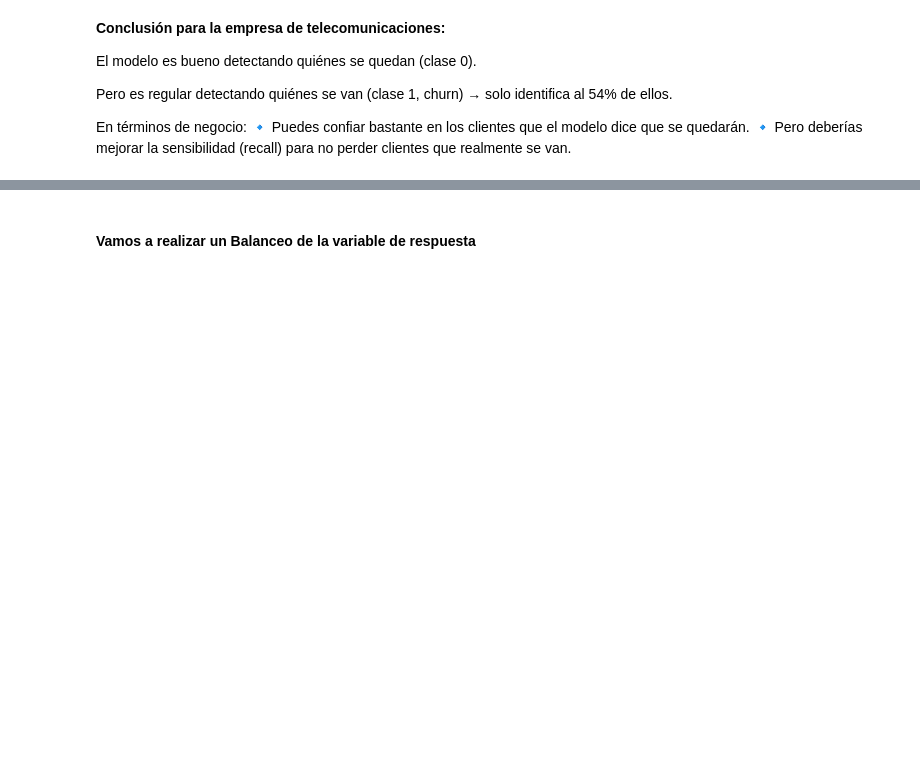
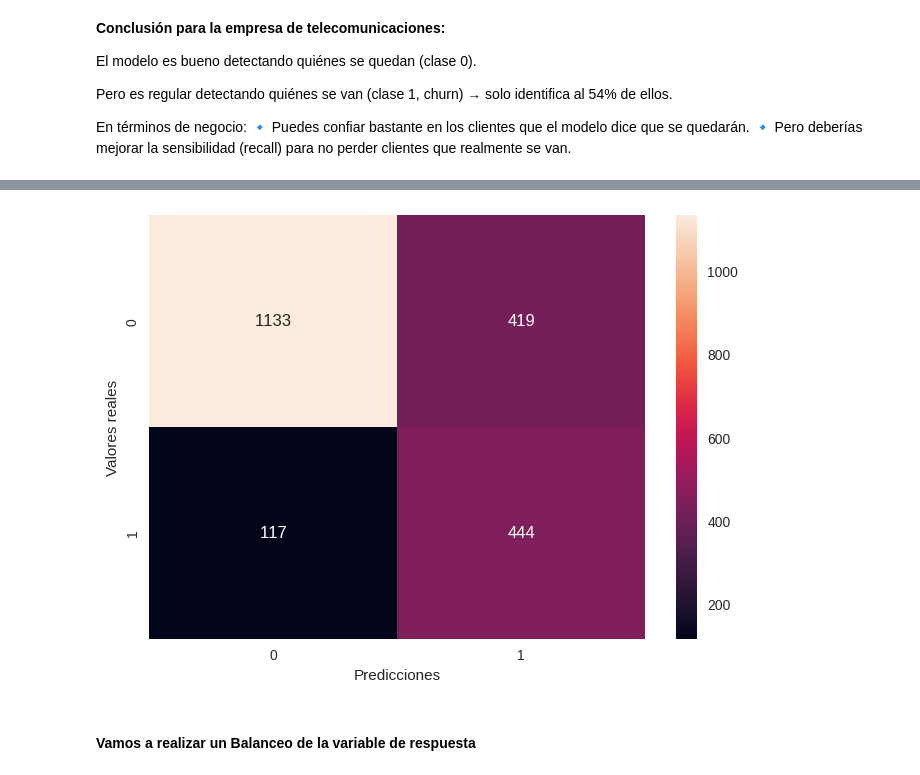
Before and after one commit to Starleen1996/TelecomX_Parte2_Latam_Predicci-n_Modelos, a Jupyter notebook: TelecomX_LATAM_Parte2_Predicción_Modelos_Actualizado.ipynb, the cells around one changed output, grey strips where cells are left out. Saved outputs shown, nothing was run; the diff lists cells and outputs as text; code cells hidden in the pictures; blank space fills up the shorter version.

```diff
--- a/TelecomX_LATAM_Parte2_Predicción_Modelos_Actualizado.ipynb
+++ b/TelecomX_LATAM_Parte2_Predicción_Modelos_Actualizado.ipynb
@@ -821,0 +829,7 @@ En términos de negocio:
+# %%
+# Aplicar SMOTE SOLO en el conjunto de entrenamiento
+smote = SMOTE(random_state=42)
+X_train_res, y_train_res = smote.fit_resample(X_train, y_train)
+
+print("Antes de SMOTE:", y_train.value_counts())
+print("Después de SMOTE:", y_train_res.value_counts())
@@ -821,0 +845,3 @@ En términos de negocio:
+# %%
+model = LogisticRegression(max_iter=1000, random_state=42)
+model.fit(X_train_res, y_train_res)
@@ -821,0 +858,4 @@ En términos de negocio:
+# %%
+# Predicciones
+y_pred = model.predict(X_test)
+y_pred
@@ -822,3 +883,11 @@ En términos de negocio:
+# %%
+# Vamos a graficar nuevamente la matriz de confusión con el balanceo (SMOTE)
+sns.heatmap(confusion_matrix(y_test, y_pred), annot=True, fmt='g')
+plt.xlabel('Predicciones')
+plt.ylabel('Valores reales')
+plt.show()
+# %% [output]
+[figure, added]
 # %% [markdown]
 #### Vamos a realizar un Balanceo de la variable de respuesta
 # %% [markdown]
```
Also changed, not shown: parts of 9 cells of this notebook.
